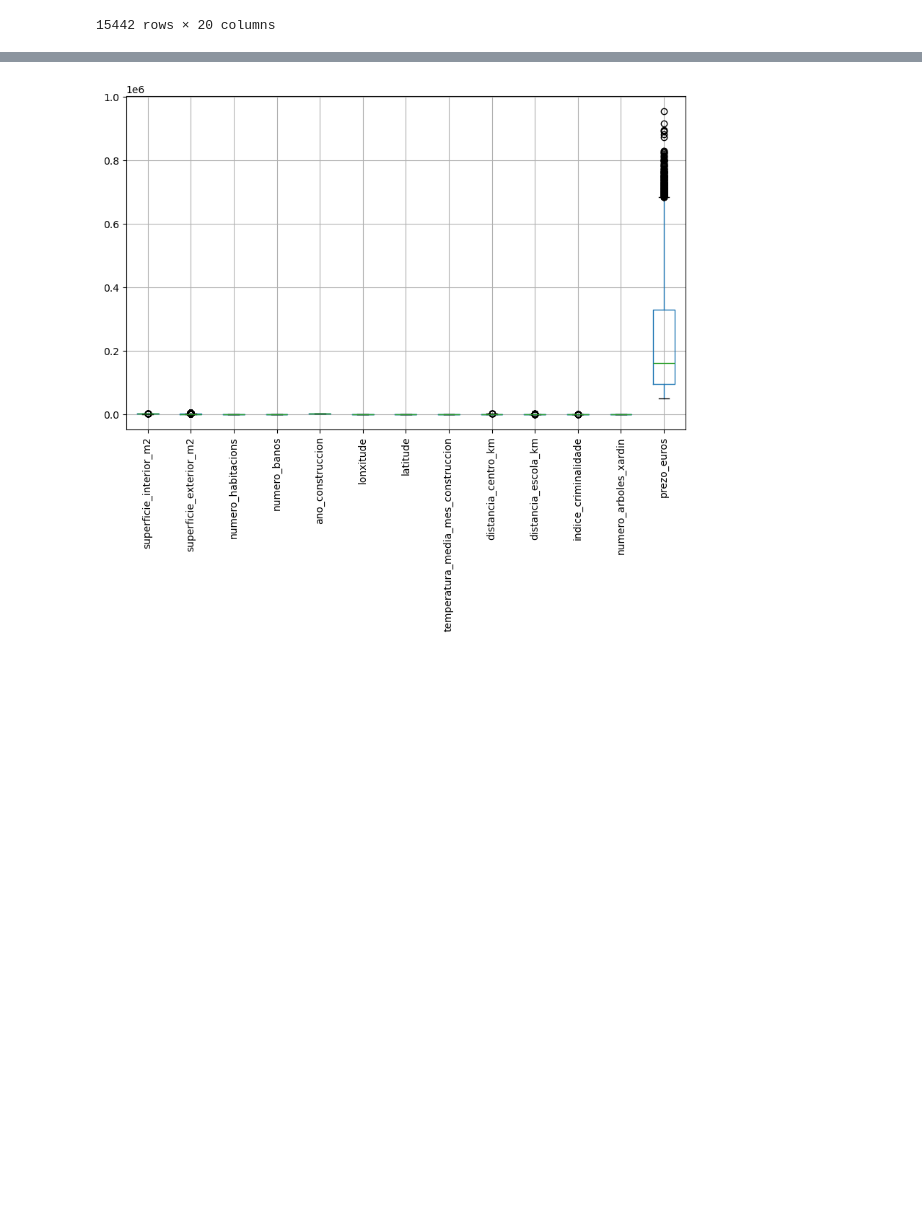
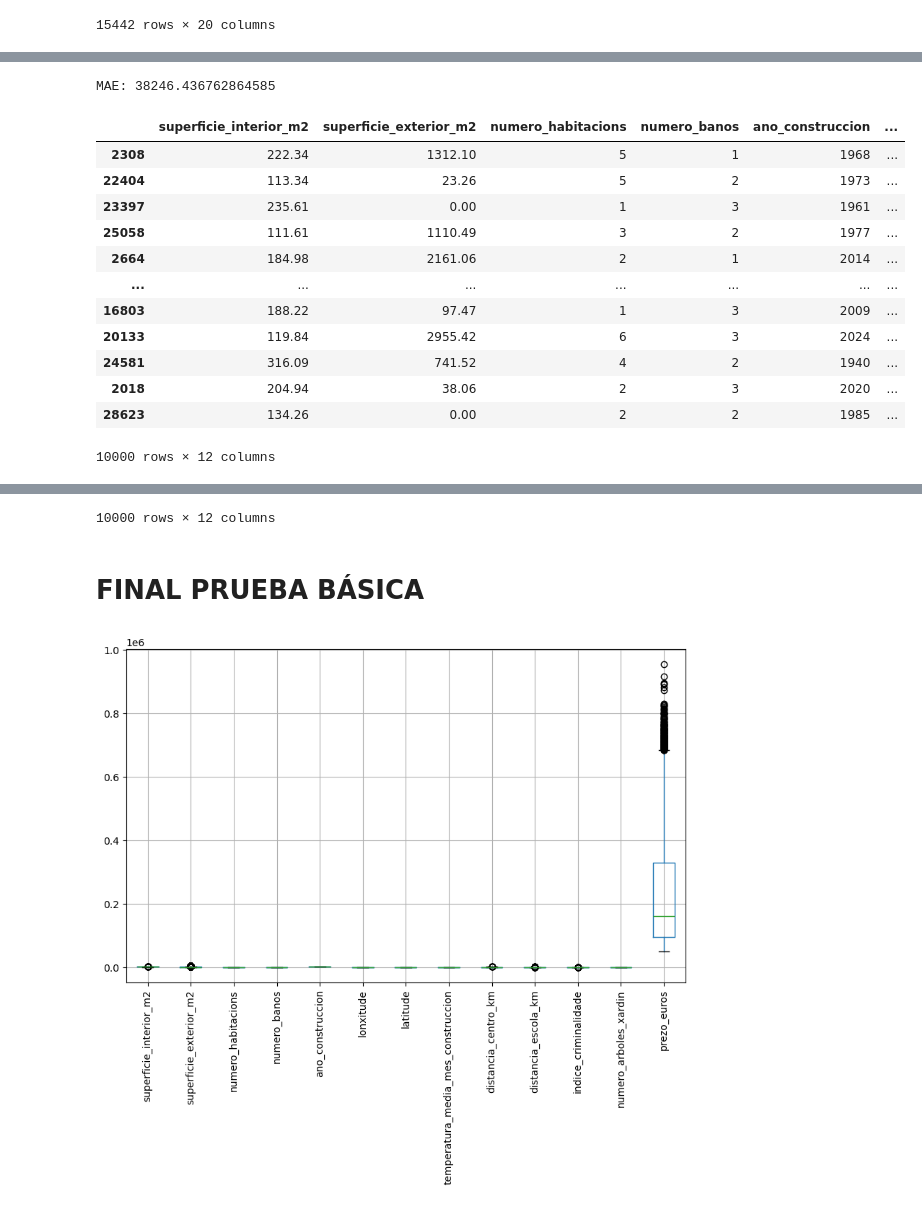
Before and after one commit to AnxoTrillo/lab_kaggle, a Jupyter notebook: primer_test.ipynb, the cells around one changed output, grey strips where cells are left out. Drawn from its saved outputs; the diff is of its cells as text; code cells hidden in the pictures; blank space fills up the shorter version.

Commit message:
prediccion basica

```diff
--- a/primer_test.ipynb
+++ b/primer_test.ipynb
@@ -181,0 +196,69 @@ eficiencia_enerxetica
+# %%
+X_train, X_test, y_train, y_test = train_test_split(
+    X, target, test_size=0.2, random_state=42  # 20% para test
+)
+
+model = LinearRegression()
+model.fit(X_train, y_train)
+y_pred_int = model.predict(X_test)
+
+
+mae = mean_absolute_error(y_test, y_pred_int)
+print("MAE:", mae)
+
+resultados = pd.DataFrame({
+    'real': y_test,
+    'prediccion': y_pred_int
+})
+
+# Guardar en un archivo CSV
+resultados.to_csv('trains.csv',index=False)
+
+df_test = pd.read_csv('./data/test.csv', delimiter=',')
+for elm in df_test:
+    if(isinstance(df_test[elm].iloc[1],str)):
+        #print(elm)
+        df_test=df_test.drop(elm,axis=1)
+df_test_final=df_test.fillna(0)
+X_final = df_test_final.drop(columns=["id"])
+display(X_final)
+
+y_pred = model.predict(X_final)
+resultados = pd.DataFrame({
+    'id': df_test["id"],
+    'prezo_euros': y_pred
+})
+
+resultados.to_csv('predicciones2.csv',index=False)
+
+df_test = pd.read_csv('./data/test.csv', delimiter=',')
+for elm in df_test:
+    if(isinstance(df_test[elm].iloc[1],str)):
+        #print(elm)
+        df_test=df_test.drop(elm,axis=1)
+df_test_final=df_test.fillna(df_test.median(numeric_only=True))
+X_final = df_test_final.drop(columns=["id"])
+display(X_final)
+
+y_pred = model.predict(X_final)
+resultados = pd.DataFrame({
+    'id': df_test["id"],
+    'prezo_euros': y_pred
+})
+
+resultados.to_csv('predicciones3.csv',index=False)
+# %% [output]
+MAE: 38246.436762864585
+|  | superficie_interior_m2 | superficie_exterior_m2 | numero_habitacions | numero_banos | ano_construccion | ... |
+| 2308 | 222.34 | 1312.10 | 5 | 1 | 1968 | ... |
+| 22404 | 113.34 | 23.26 | 5 | 2 | 1973 | ... |
+| 23397 | 235.61 | 0.00 | 1 | 3 | 1961 | ... |
+| 25058 | 111.61 | 1110.49 | 3 | 2 | 1977 | ... |
+| 2664 | 184.98 | 2161.06 | 2 | 1 | 2014 | ... |
+| ... | ... | ... | ... | ... | ... | ... |
+| 16803 | 188.22 | 97.47 | 1 | 3 | 2009 | ... |
+| 20133 | 119.84 | 2955.42 | 6 | 3 | 2024 | ... |
+| 24581 | 316.09 | 741.52 | 4 | 2 | 1940 | ... |
+| 2018 | 204.94 | 38.06 | 2 | 3 | 2020 | ... |
+| 28623 | 134.26 | 0.00 | 2 | 2 | 1985 | ... |
+10000 rows × 12 columns
@@ -182 +277,4 @@ eficiencia_enerxetica
+10000 rows × 12 columns
+# %% [markdown]
+# FINAL PRUEBA BÁSICA
 # %%
```
Also changed, not shown: parts of 14 cells of this notebook, 4 other files.
